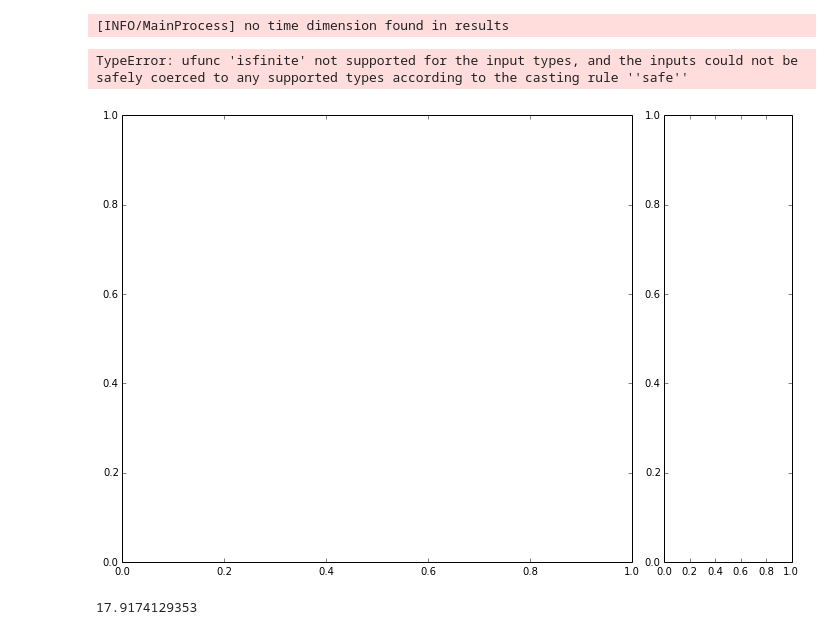
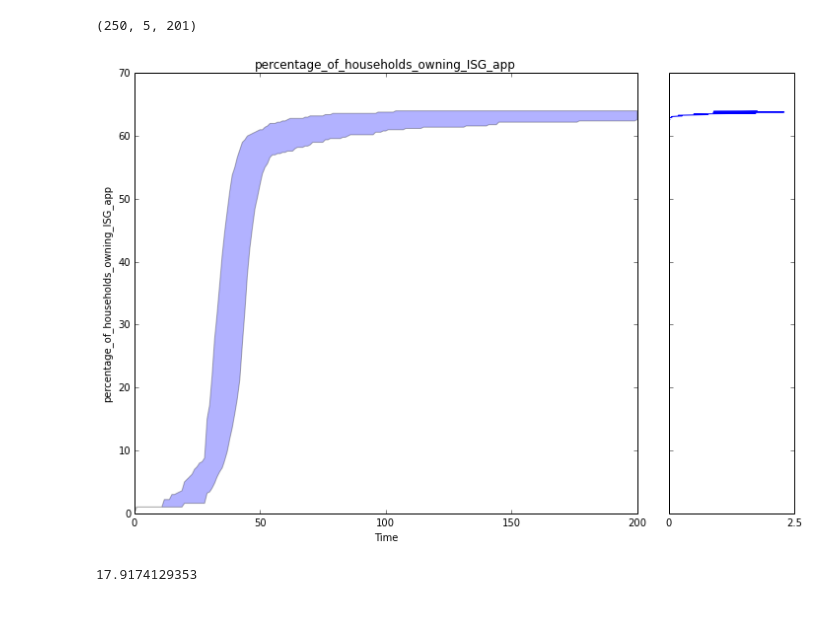
Before and after one commit to tristandewildt/SmartGridDiffusion, a Jupyter notebook: src/notebooks/PRIM with replication.ipynb, the cells around one changed output. Cells and saved outputs as stored; diff of their text form; code cells hidden in the pictures.

```diff
--- a/src/notebooks/PRIM with replication.ipynb
+++ b/src/notebooks/PRIM with replication.ipynb
@@ -8,19 +8,27 @@ experiments, outcomes = load_results(r'./Data/250_runs_neoclassical_with_replica
 # %%
 from analysis import prim
 # %%
-# # def classify(data):
-# #     data = data["number_of_households_owning_ISG_app"]
+# def classify(data):
+#     data = data["number_of_households_owning_ISG_app"]
 
-# from analysis.plotting import envelopes, KDE, lines
-# #from analysis.plotting_util import VIOLIN
+from analysis.plotting import envelopes, KDE, lines
+#from analysis.plotting_util import VIOLIN
 
-# envelopes((experiments, outcomes), outcomes_to_show="percentage_of_households_owning_ISG_app",
-#           fill=True, density=KDE)
-# plt.show()
+ooi_name = "percentage_of_households_owning_ISG_app"
+ooi = outcomes[ooi_name]
+
+print ooi.shape
+
+ooi = np.reshape(ooi, (ooi.shape[0]*ooi.shape[1], ooi.shape[2]))
+
+temp_outcomes = {ooi_name: ooi}
+
+envelopes((experiments, temp_outcomes),
+          fill=True, density=KDE)
+plt.show()
 # %% [output]
-[INFO/MainProcess] no time dimension found in results
+(250, 5, 201)
-TypeError: ufunc 'isfinite' not supported for the input types, and the inputs could not be safely coerced to any supported types according to the casting rule ''safe''
-[figure, old version]
+[figure, new version]
 # %%
 import scipy as sp
 ooi = "percentage_of_households_owning_ISG_app"
```
Also changed, not shown: 1 other file.
